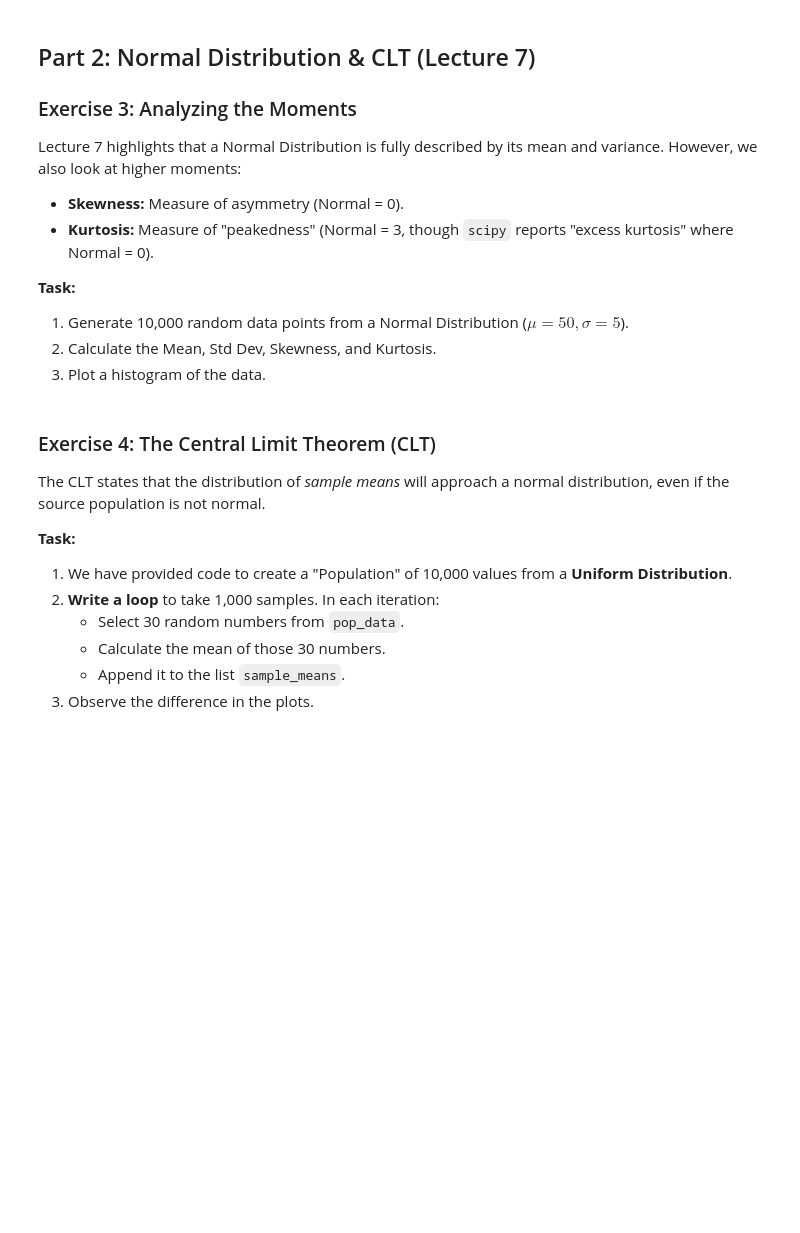
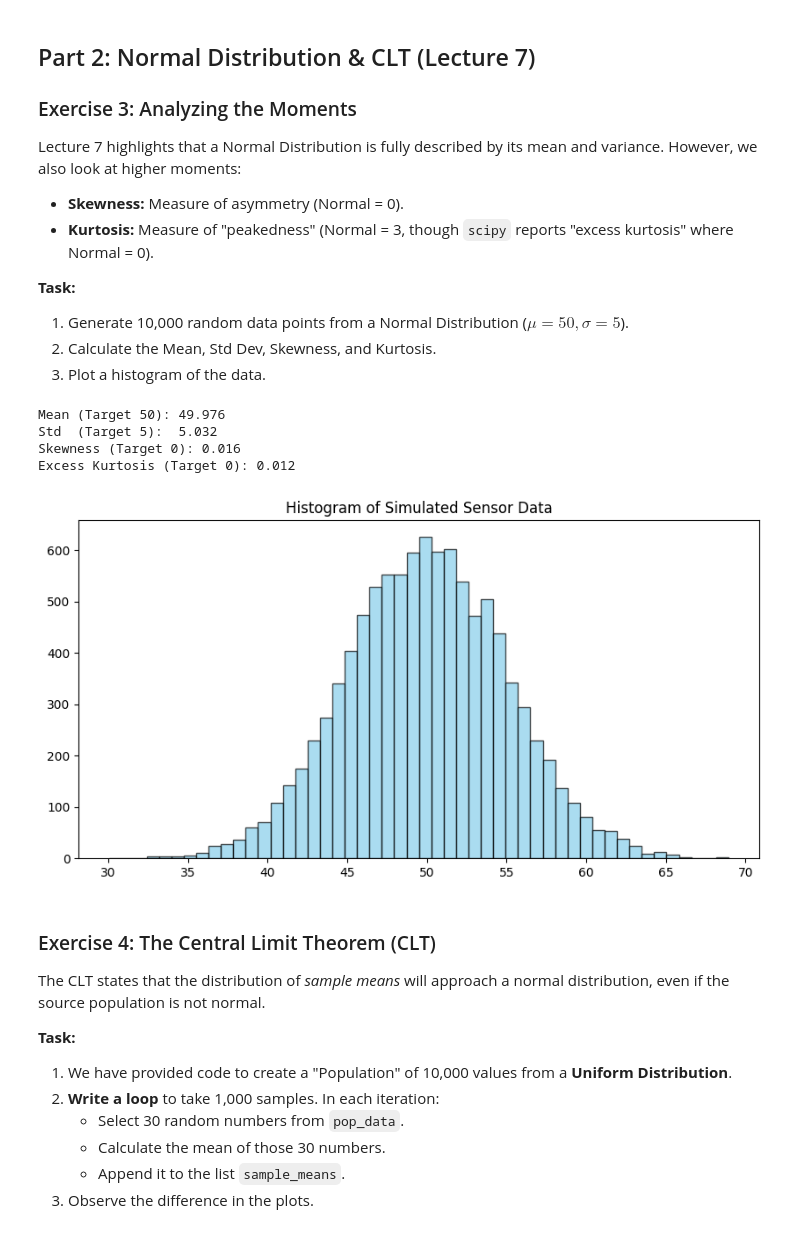
Before and after one commit to slackoly/ES2245, a Jupyter notebook: ES2245_lab4_sedlacko.ipynb, the cells around one changed output. Cells and saved outputs as stored; diff of their text form; code cells hidden in the pictures; blank space fills up the shorter version.

```diff
--- a/ES2245_lab4_sedlacko.ipynb
+++ b/ES2245_lab4_sedlacko.ipynb
@@ -100,28 +108,34 @@ Lecture 7 highlights that a Normal Distribution is fully described by its mean a
 # %%
 # 1. Generate Data
 mu = 50
 sigma = 5
 n_samples = 10000
 
 # TODO: Generate random normal data using np.random.normal
-data = None
+data = np.random.normal(mu, sigma, n_samples)
 
 # 2. Calculate Statistics
-calc_mean = None # TODO: np.mean
-calc_std = None  # TODO: np.std
-calc_skew = None # TODO: skew()
-calc_kurt = None # TODO: kurtosis()
+calc_mean = np.mean(data) # TODO: np.mean
+calc_std = np.std(data) # TODO: np.std
+calc_skew = skew(data) # TODO: skew()
+calc_kurt = kurtosis(data) # TODO: kurtosis()
 
 print(f"Mean (Target 50): {calc_mean:.3f}")
 print(f"Std  (Target 5):  {calc_std:.3f}")
 print(f"Skewness (Target 0): {calc_skew:.3f}")
 print(f"Excess Kurtosis (Target 0): {calc_kurt:.3f}")
 
 # 3. Plot Histogram
 plt.figure(figsize=(10, 5))
 plt.hist(data, bins=50, color='skyblue', edgecolor='black', alpha=0.7)
 plt.title('Histogram of Simulated Sensor Data')
 plt.show()
+# %% [output]
+Mean (Target 50): 49.976
+Std  (Target 5):  5.032
+Skewness (Target 0): 0.016
+Excess Kurtosis (Target 0): 0.012
+[figure, added]
 # %% [markdown]
 ### Exercise 4: The Central Limit Theorem (CLT)
 The CLT states that the distribution of *sample means* will approach a normal distribution, even if the source population is not normal.
```
Also changed, not shown: parts of 6 cells of this notebook.
